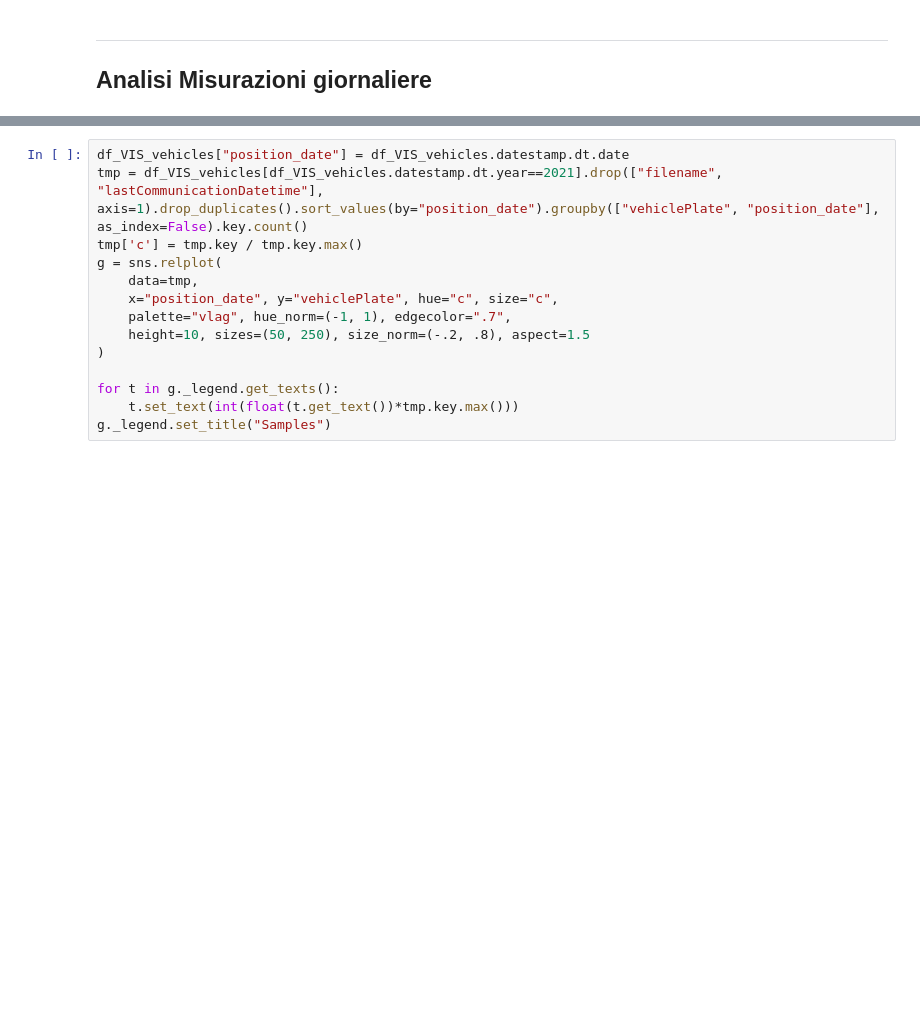
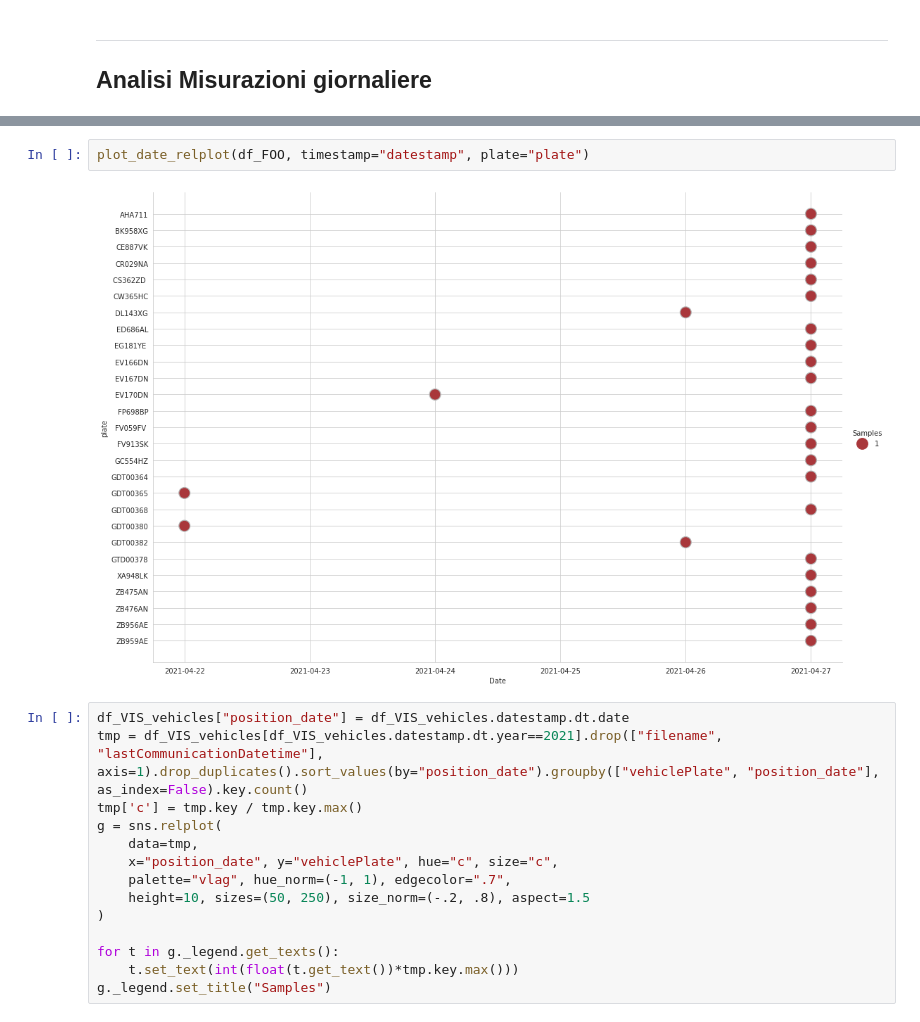
Before and after one commit to antonioalbanese/ai4trucks, a Jupyter notebook: visirun_analysis.ipynb, the cells around one changed output, grey strips where cells are left out. Saved outputs shown, nothing was run; the diff lists cells and outputs as text; blank space fills up the shorter version.

```diff
--- a/visirun_analysis.ipynb
+++ b/visirun_analysis.ipynb
@@ -143,3 +192,7 @@ tmp[tmp.vehiclePlate == "CW367HC"].drop(["filename", "lastCommunicationDatetime"
+# %%
+plot_date_relplot(df_FOO, timestamp="datestamp", plate="plate")
+# %% [output]
+[figure, added]
 # %%
 df_VIS_vehicles["position_date"] = df_VIS_vehicles.datestamp.dt.date
 tmp = df_VIS_vehicles[df_VIS_vehicles.datestamp.dt.year==2021].drop(["filename", "lastCommunicationDatetime"], axis=1).drop_duplicates().sort_values(by="position_date").groupby(["vehiclePlate", "position_date"], as_index=False).key.count()
```
Also changed, not shown: parts of 27 cells of this notebook, 2 other files.
